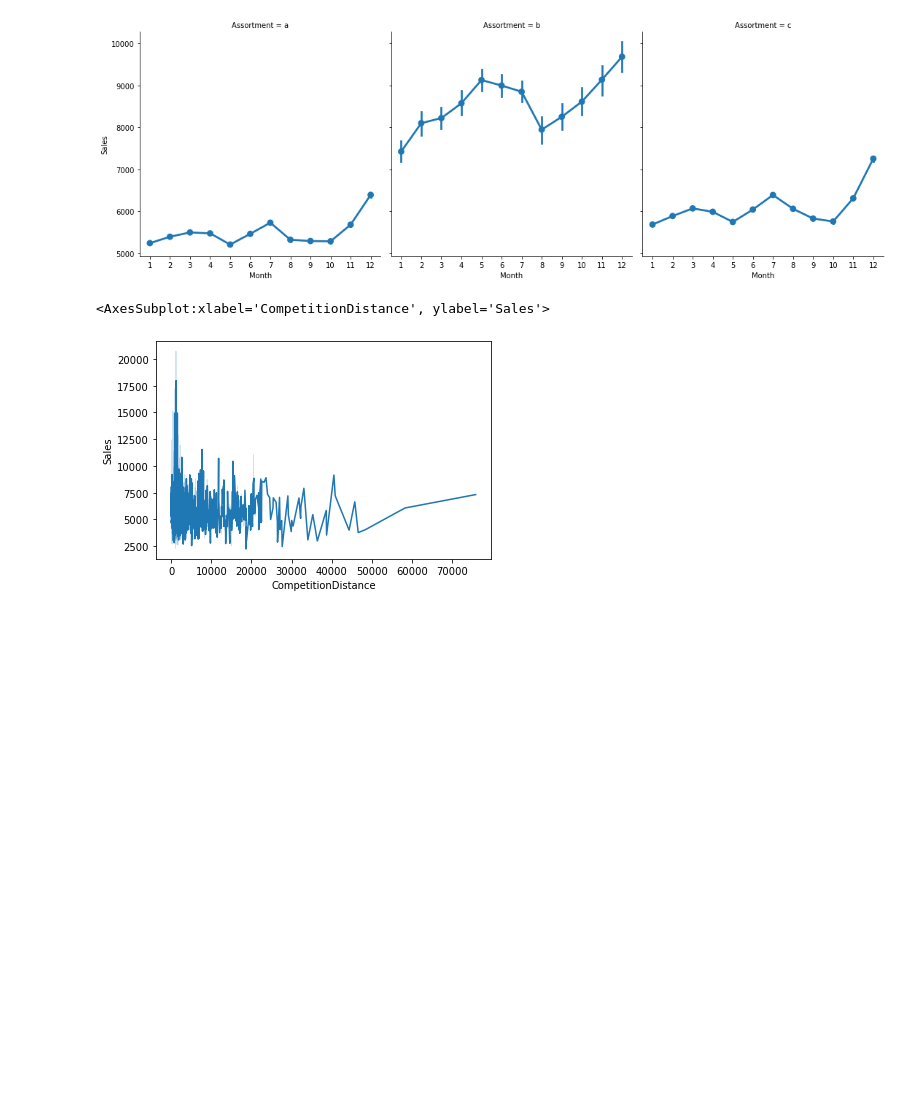
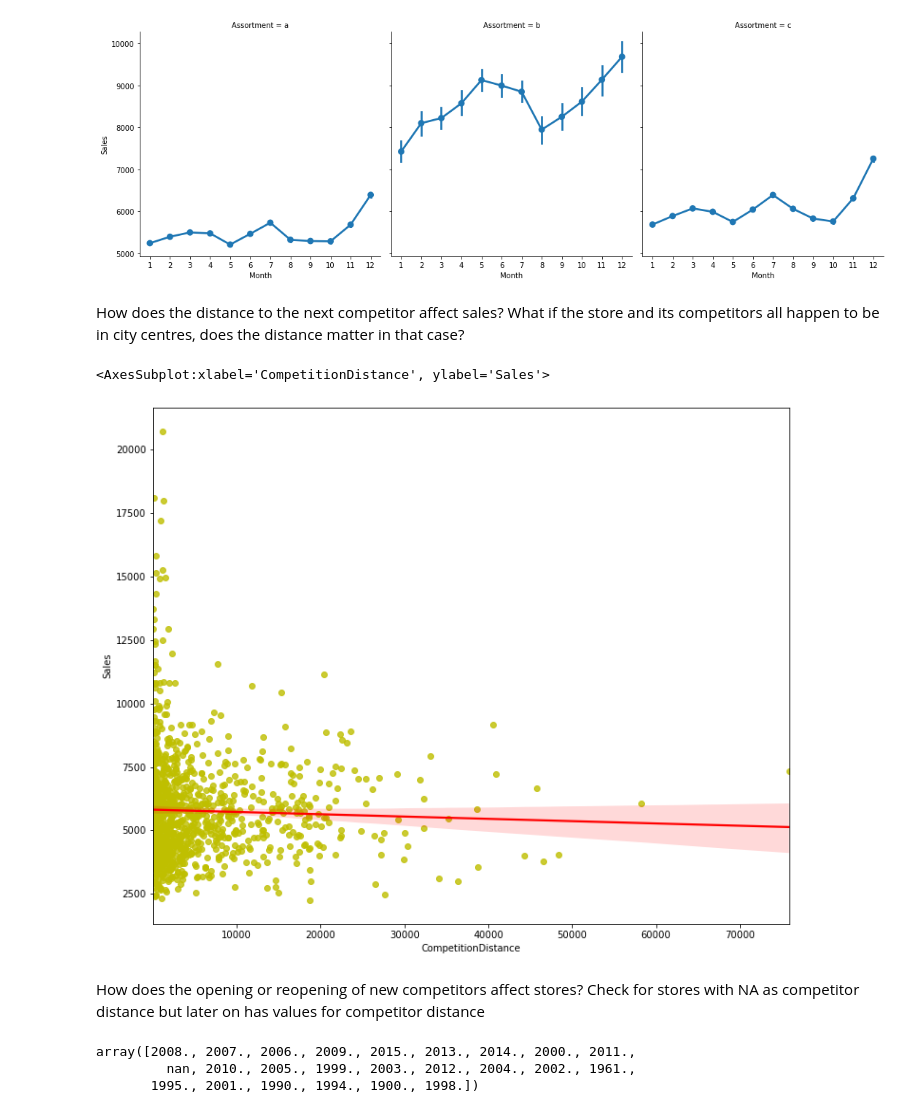
Before and after one commit to SameC137/Rosmann_Sales, a Jupyter notebook: notebooks/DataExploration.ipynb, the cells around one changed output. Drawn from its saved outputs; the diff is of its cells as text; code cells hidden in the pictures; blank space fills up the shorter version.

```diff
--- a/notebooks/DataExploration.ipynb
+++ b/notebooks/DataExploration.ipynb
@@ -362,9 +377,16 @@ sns.factorplot(data = train_store, x = 'Month', y = "Sales", estimator=np.mean,
 # %% [output]
 <seaborn.axisgrid.FacetGrid at 0x...>
 [figure]
+# %% [markdown]
+How does the distance to the next competitor affect sales? What if the store and its competitors all happen to be in city centres, does the distance matter in that case?
 # %%
 train_store_agg=train_store.groupby("Store").agg({"Sales":"mean","CompetitionDistance":"mean"})
-sns.lineplot(data=train_store_agg,x="CompetitionDistance",y="Sales")
+
+fig, (axis1) = plt.subplots(1,1,figsize=(12,10))
+# sns.scatterplot(data=train_store_agg,x="CompetitionDistance",y="Sales", ax=axis1,color="r",)
+sns.regplot(x="CompetitionDistance",y="Sales",data=train_store_agg, color="y",fit_reg=True,line_kws={"color": "red"})
 # %% [output]
 <AxesSubplot:xlabel='CompetitionDistance', ylabel='Sales'>
-[figure, old version]
+[figure, new version]
+# %% [markdown]
+How does the opening or reopening of new competitors affect stores? Check for stores with NA as competitor distance but later on has values for competitor distance
@@ -370,0 +405,6 @@ sns.lineplot(data=train_store_agg,x="CompetitionDistance",y="Sales")
+# %%
+train_store["CompetitionOpenSinceYear"].unique()
+# %% [output]
+array([2008., 2007., 2006., 2009., 2015., 2013., 2014., 2000., 2011.,
+         nan, 2010., 2005., 1999., 2003., 2012., 2004., 2002., 1961.,
+       1995., 2001., 1990., 1994., 1900., 1998.])
```
Also changed, not shown: parts of 42 cells of this notebook.
